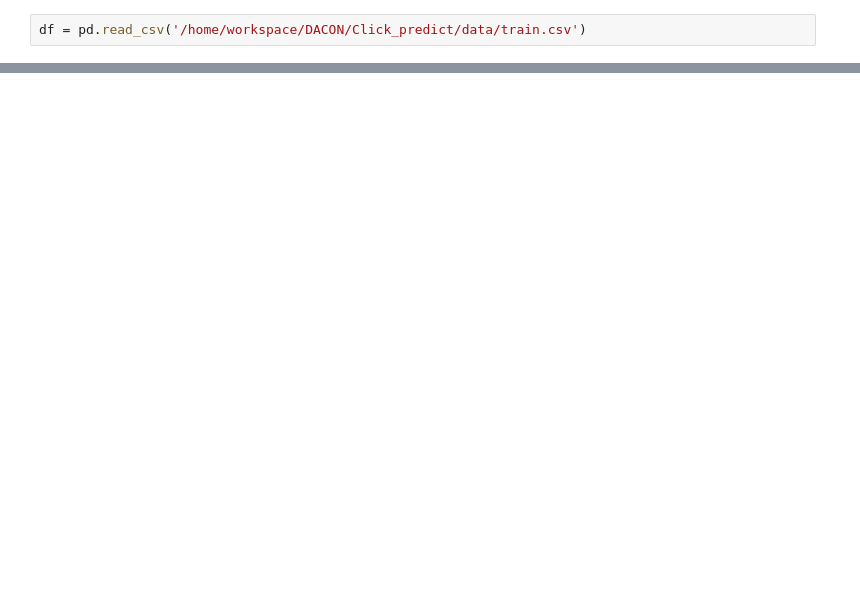
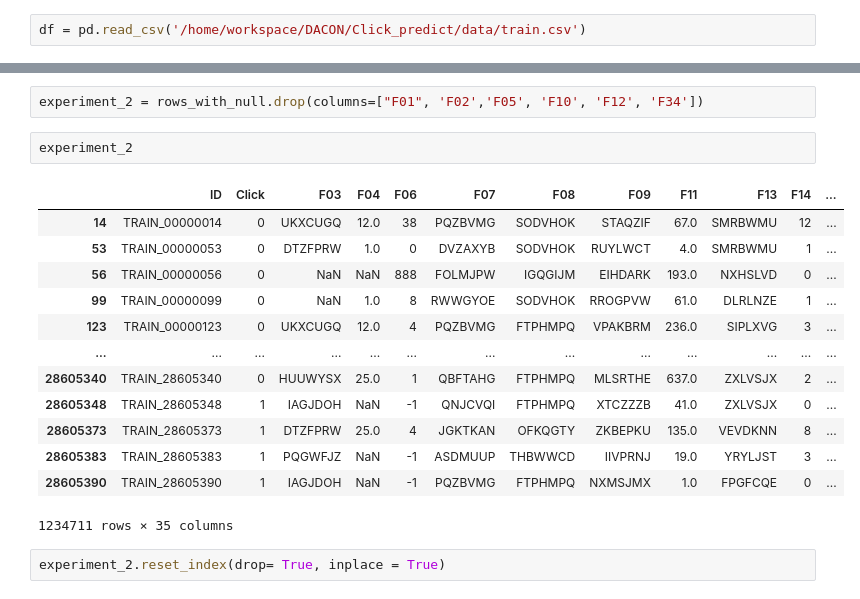
Before and after one commit to Hyeon-kki/DACON, a Jupyter notebook: Click_predict/EDA/EDA_v2.ipynb, the cells around one changed output, grey strips where cells are left out. Saved outputs shown, nothing was run; the diff lists cells and outputs as text; blank space fills up the shorter version.

```diff
--- a/Click_predict/EDA/EDA_v2.ipynb
+++ b/Click_predict/EDA/EDA_v2.ipynb
@@ -28 +71,21 @@ df = pd.read_csv('/home/workspace/DACON/Click_predict/data/train.csv')
+# %%
+experiment_2 = rows_with_null.drop(columns=["F01", 'F02','F05', 'F10', 'F12', 'F34'])
+# %%
+experiment_2
+# %% [output]
+|  | ID | Click | F03 | F04 | F06 | F07 | F08 | F09 | F11 | F13 | F14 | ... |
+| 14 | TRAIN_00000014 | 0 | UKXCUGQ | 12.0 | 38 | PQZBVMG | SODVHOK | STAQZIF | 67.0 | SMRBWMU | 12 | ... |
+| 53 | TRAIN_00000053 | 0 | DTZFPRW | 1.0 | 0 | DVZAXYB | SODVHOK | RUYLWCT | 4.0 | SMRBWMU | 1 | ... |
+| 56 | TRAIN_00000056 | 0 | NaN | NaN | 888 | FOLMJPW | IGQGIJM | EIHDARK | 193.0 | NXHSLVD | 0 | ... |
+| 99 | TRAIN_00000099 | 0 | NaN | 1.0 | 8 | RWWGYOE | SODVHOK | RROGPVW | 61.0 | DLRLNZE | 1 | ... |
+| 123 | TRAIN_00000123 | 0 | UKXCUGQ | 12.0 | 4 | PQZBVMG | FTPHMPQ | VPAKBRM | 236.0 | SIPLXVG | 3 | ... |
+| ... | ... | ... | ... | ... | ... | ... | ... | ... | ... | ... | ... | ... |
+| 28605340 | TRAIN_28605340 | 0 | HUUWYSX | 25.0 | 1 | QBFTAHG | FTPHMPQ | MLSRTHE | 637.0 | ZXLVSJX | 2 | ... |
+| 28605348 | TRAIN_28605348 | 1 | IAGJDOH | NaN | -1 | QNJCVQI | FTPHMPQ | XTCZZZB | 41.0 | ZXLVSJX | 0 | ... |
+| 28605373 | TRAIN_28605373 | 1 | DTZFPRW | 25.0 | 4 | JGKTKAN | OFKQGTY | ZKBEPKU | 135.0 | VEVDKNN | 8 | ... |
+| 28605383 | TRAIN_28605383 | 1 | PQGWFJZ | NaN | -1 | ASDMUUP | THBWWCD | IIVPRNJ | 19.0 | YRYLJST | 3 | ... |
+| 28605390 | TRAIN_28605390 | 1 | IAGJDOH | NaN | -1 | PQZBVMG | FTPHMPQ | NXMSJMX | 1.0 | FPGFCQE | 0 | ... |
+1234711 rows × 35 columns
+# %%
+experiment_2.reset_index(drop= True, inplace = True)
 # %%
```
Also changed, not shown: parts of 10 cells of this notebook, 13 other files.
